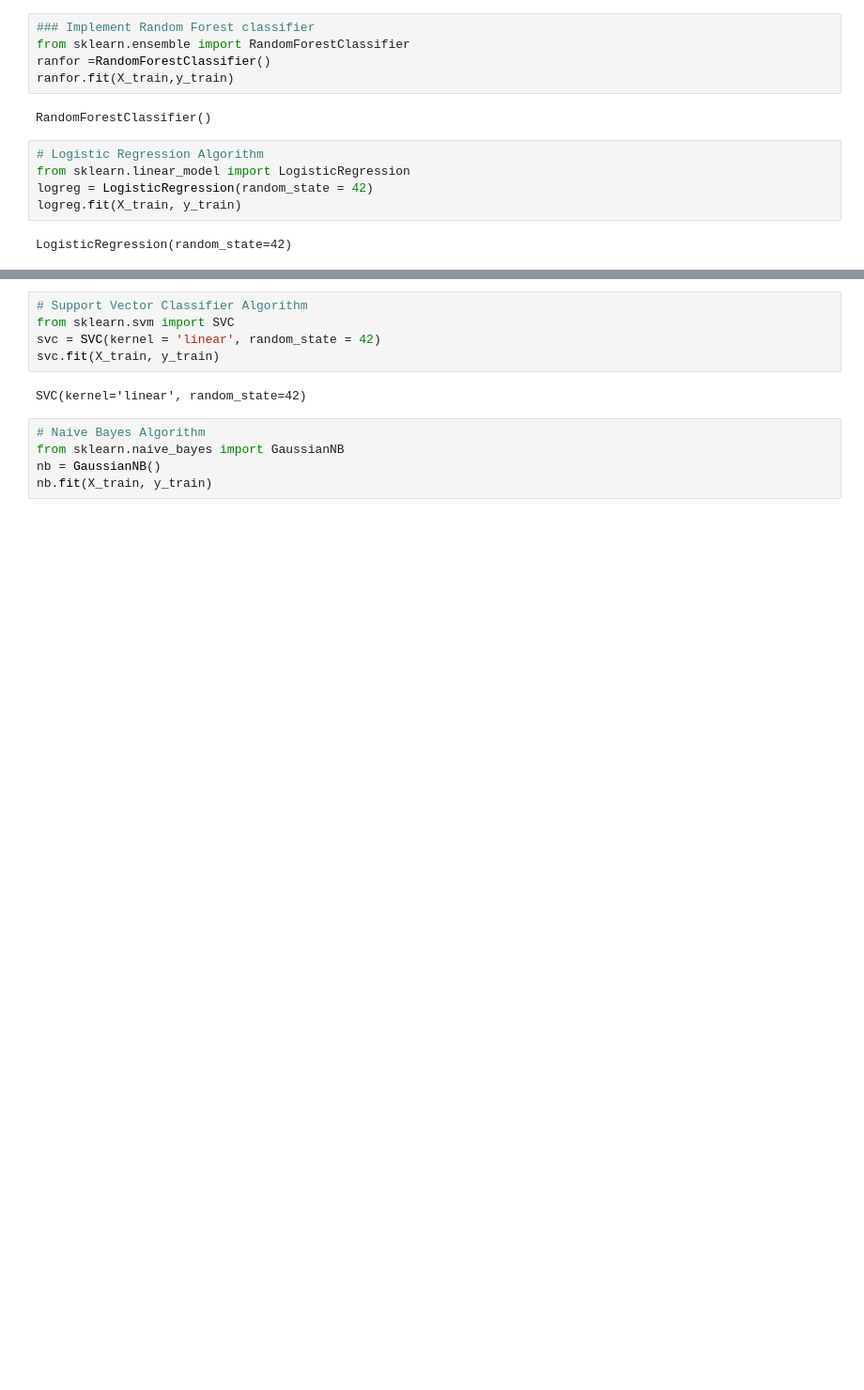
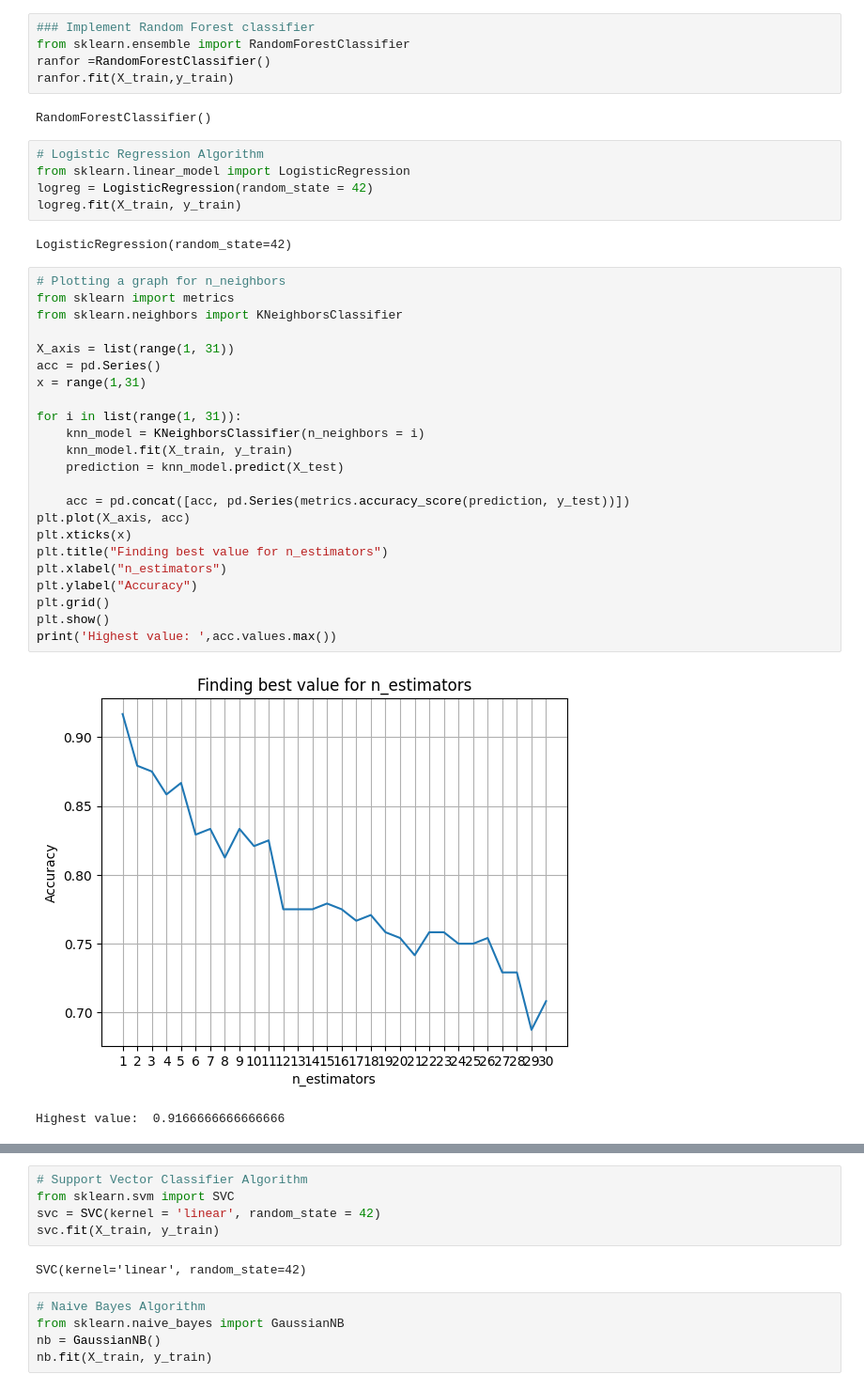
Before and after one commit to MeetPatel41011/Disease-Prediction-System, a Jupyter notebook: Machine Learning/Luke_hair_loss_documentation/hair_loss.ipynb, the cells around one changed output, grey strips where cells are left out. Shown: that part at 94% size. Drawn from its saved outputs; the diff is of its cells as text; blank space fills up the shorter version.

```diff
--- a/Machine Learning/Luke_hair_loss_documentation/hair_loss.ipynb
+++ b/Machine Learning/Luke_hair_loss_documentation/hair_loss.ipynb
@@ -384,3 +384,29 @@ logreg = LogisticRegression(random_state = 42)
 logreg.fit(X_train, y_train)
 # %% [output]
 LogisticRegression(random_state=42)
+# %%
+# Plotting a graph for n_neighbors
+from sklearn import metrics
+from sklearn.neighbors import KNeighborsClassifier
+
+X_axis = list(range(1, 31))
+acc = pd.Series()
+x = range(1,31)
+
+for i in list(range(1, 31)):
+    knn_model = KNeighborsClassifier(n_neighbors = i)
+    knn_model.fit(X_train, y_train)
+    prediction = knn_model.predict(X_test)
+
+    acc = pd.concat([acc, pd.Series(metrics.accuracy_score(prediction, y_test))])
+plt.plot(X_axis, acc)
+plt.xticks(x)
+plt.title("Finding best value for n_estimators")
+plt.xlabel("n_estimators")
+plt.ylabel("Accuracy")
+plt.grid()
+plt.show()
+print('Highest value: ',acc.values.max())
+# %% [output]
+[figure, added]
+Highest value:  0.9166666666666666
```
Also changed, not shown: parts of 9 cells of this notebook, 4 other files.
